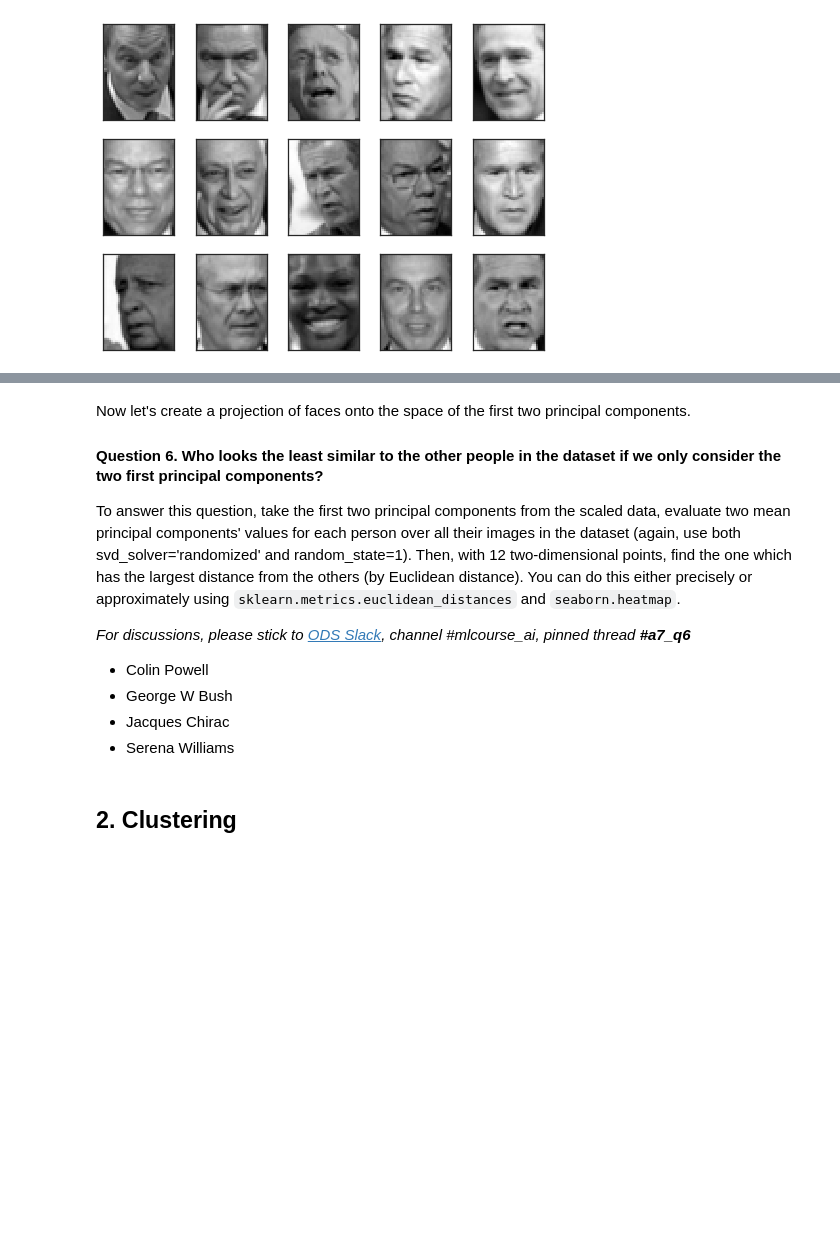
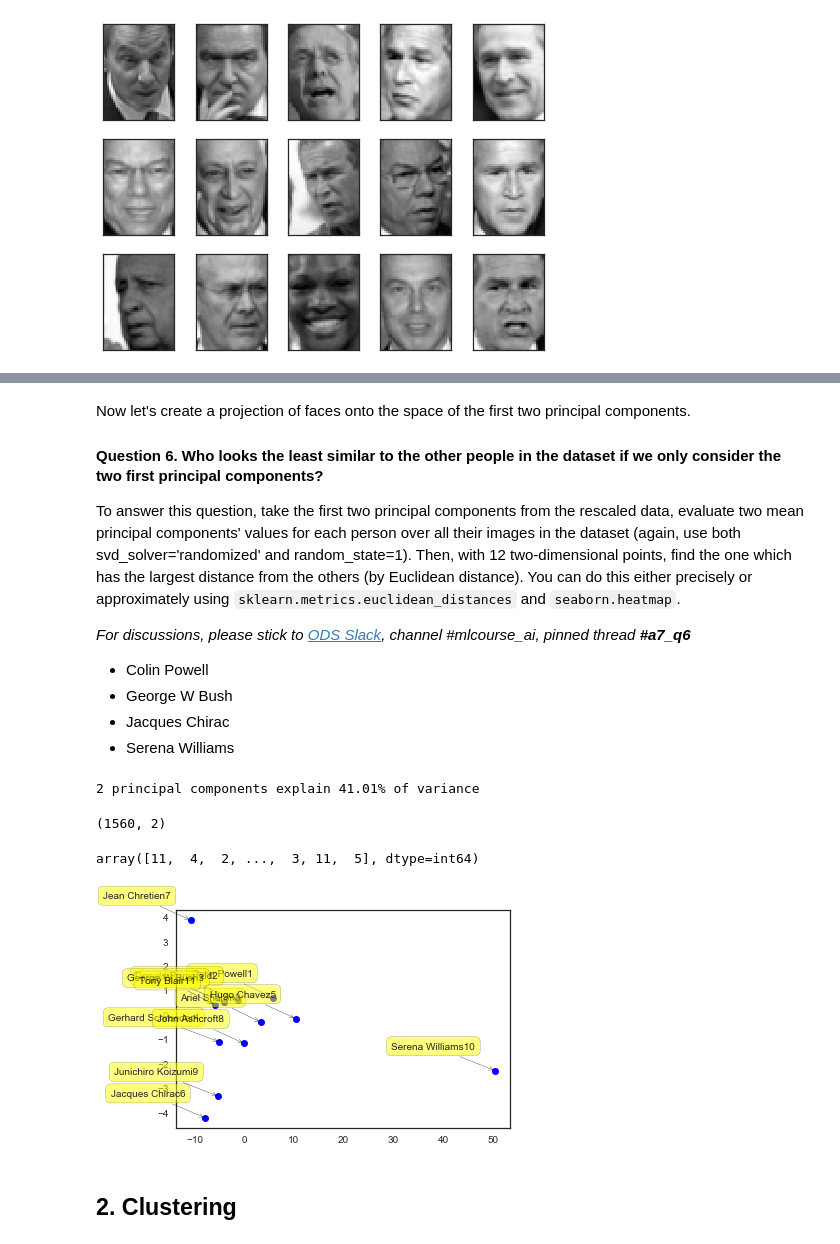
Before and after one commit to Brukhanov/mlcourse.ai, a Jupyter notebook: jupyter_english/assignments_fall2018/assignment7_pca_clustering.ipynb, the cells around one changed output, grey strips where cells are left out. Cells and saved outputs as stored; diff of their text form; code cells hidden in the pictures; blank space fills up the shorter version.

```diff
--- a/jupyter_english/assignments_fall2018/assignment7_pca_clustering.ipynb
+++ b/jupyter_english/assignments_fall2018/assignment7_pca_clustering.ipynb
@@ -136,7 +223,7 @@ Now let's create a projection of faces onto the space of the first two principal
 
 #### Question 6. Who looks the least similar to the other people in the dataset if we only consider the two first principal components?
 
-To answer this question, take the first two principal components from the scaled data, evaluate two mean principal components' values for each person over all their images in the dataset (again, use both svd_solver='randomized' and random_state=1). Then, with 12 two-dimensional points, find the one which has the largest distance from the others (by Euclidean distance). You can do this either precisely or approximately using `sklearn.metrics.euclidean_distances` and `seaborn.heatmap`.
+To answer this question, take the first two principal components from the rescaled data, evaluate two mean principal components' values for each person over all their images in the dataset (again, use both svd_solver='randomized' and random_state=1). Then, with 12 two-dimensional points, find the one which has the largest distance from the others (by Euclidean distance). You can do this either precisely or approximately using `sklearn.metrics.euclidean_distances` and `seaborn.heatmap`.
 
 *For discussions, please stick to [ODS Slack](https://opendatascience.slack.com/), channel #mlcourse_ai, pinned thread __#a7_q6__*
 
@@ -149,3 +234,31 @@ To answer this question, take the first two principal components from the scaled
+# %%
+pca = PCA(n_components=2,svd_solver='randomized',random_state=1).fit(StandardScaler().fit_transform(X_train))
+print('2 principal components explain %.2f%% of variance' %
+      (100 * np.cumsum(pca.explained_variance_ratio_)[-1]))
+# %% [output]
+2 principal components explain 41.01% of variance
+# %%
+pca = PCA(n_components=2,svd_solver='randomized',random_state=1)
+X_reduced = pca.fit_transform(StandardScaler().fit_transform(X_train))
+X_reduced.shape
+# %% [output]
+(1560, 2)
+# %%
+y
+# %% [output]
+array([11,  4,  2, ...,  3, 11,  5], dtype=int64)
+# %%
+mean_pca=np.zeros((12, 2))
+for i, name in enumerate(lfw_people.target_names):
+    mean_pca[i,0]=X_reduced[y == i, 0].mean()
+    mean_pca[i,1]=X_reduced[y == i, 1].mean()
+    plt.plot(mean_pca[i,0], mean_pca[i,1],'bo')
+    plt.annotate(name+str(i), xy=((mean_pca[i,0], mean_pca[i,1])), xytext=(-20, 20),
+        textcoords='offset points', ha='right', va='bottom',
+        bbox=dict(boxstyle='round,pad=0.5', fc='yellow', alpha=0.5),
+        arrowprops=dict(arrowstyle = '->', connectionstyle='arc3,rad=0'))
+# %% [output]
+[figure, added]
 # %% [markdown]
 ## 2. Clustering
 # %% [markdown]
```
Also changed, not shown: parts of 34 cells of this notebook.
